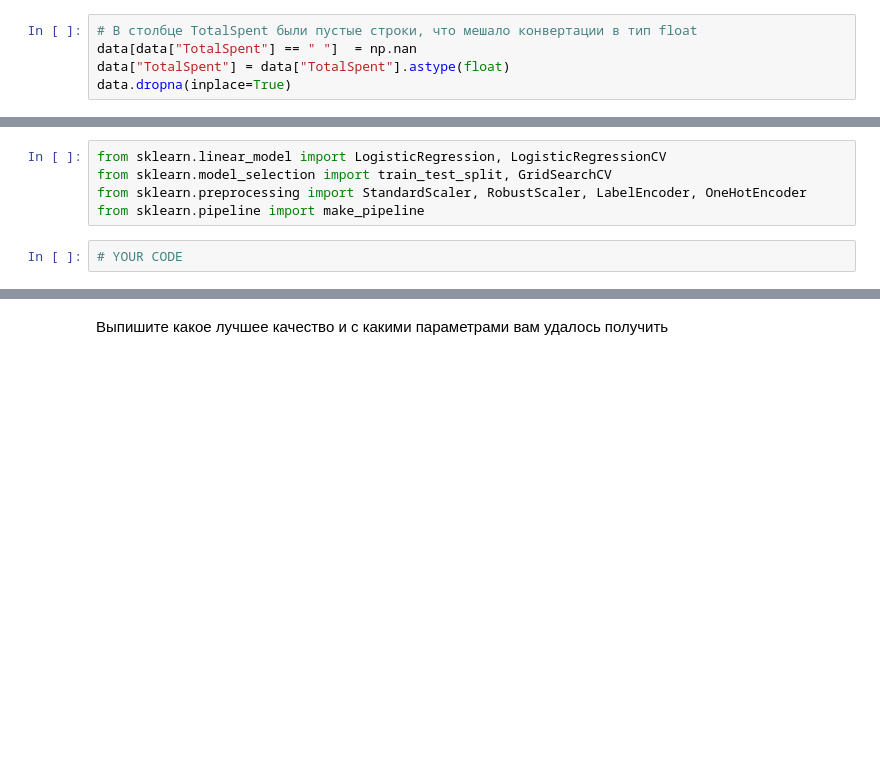
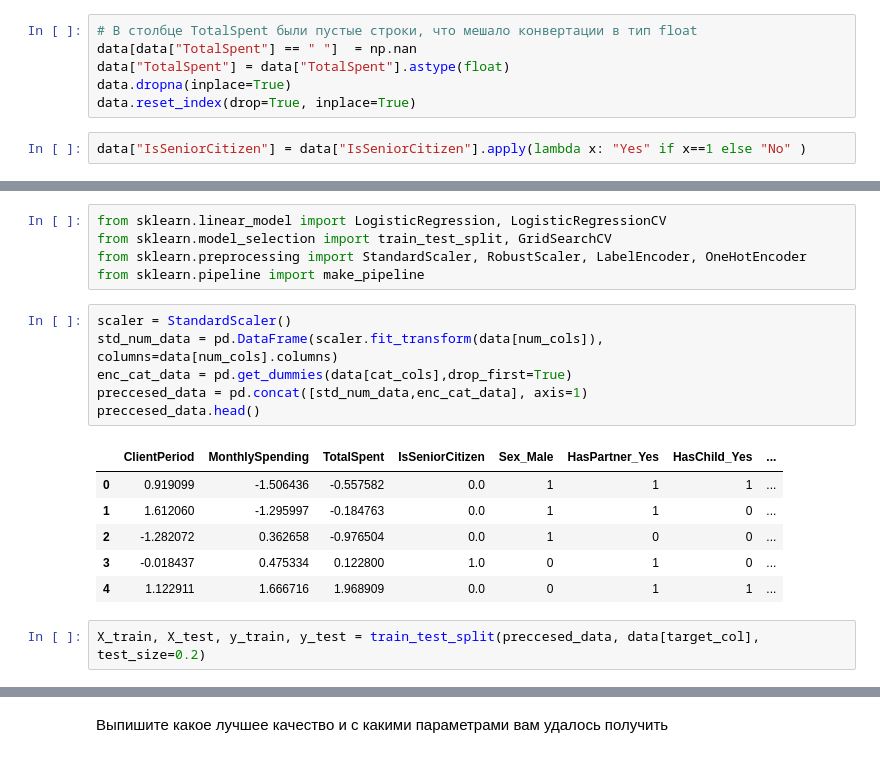
Before and after one commit to LevPerla/DLS_CV_Course, a Jupyter notebook: homeworks_2/Решение ML задачи и Kaggle./Baseline.ipynb, the cells around one changed output, grey strips where cells are left out. Cells and saved outputs as stored; diff of their text form; blank space fills up the shorter version.

```diff
--- a/homeworks_2/Решение ML задачи и Kaggle./Baseline.ipynb
+++ b/homeworks_2/Решение ML задачи и Kaggle./Baseline.ipynb
@@ -142,6 +142,9 @@ Churn 0
 data[data["TotalSpent"] == " "]  = np.nan
 data["TotalSpent"] = data["TotalSpent"].astype(float)
 data.dropna(inplace=True)
+data.reset_index(drop=True, inplace=True)
+# %%
+data["IsSeniorCitizen"] = data["IsSeniorCitizen"].apply(lambda x: "Yes" if x==1 else "No" )
 # %% [markdown]
 В столбце TotalSpent есть пустые строки, их 9. Данное кол-во наблюдений можно удалить из датасета
 # %%
@@ -240,5 +241,18 @@ from sklearn.linear_model import LogisticRegression, LogisticRegressionCV
 from sklearn.model_selection import train_test_split, GridSearchCV
 from sklearn.preprocessing import StandardScaler, RobustScaler, LabelEncoder, OneHotEncoder
 from sklearn.pipeline import make_pipeline
-# %%
-# YOUR CODE
+# %%
+scaler = StandardScaler()
+std_num_data = pd.DataFrame(scaler.fit_transform(data[num_cols]), columns=data[num_cols].columns)
+enc_cat_data = pd.get_dummies(data[cat_cols],drop_first=True)
+preccesed_data = pd.concat([std_num_data,enc_cat_data], axis=1)
+preccesed_data.head()
+# %% [output]
+|  | ClientPeriod | MonthlySpending | TotalSpent | IsSeniorCitizen | Sex_Male | HasPartner_Yes | HasChild_Yes | ... |
+| 0 | 0.919099 | -1.506436 | -0.557582 | 0.0 | 1 | 1 | 1 | ... |
+| 1 | 1.612060 | -1.295997 | -0.184763 | 0.0 | 1 | 1 | 0 | ... |
+| 2 | -1.282072 | 0.362658 | -0.976504 | 0.0 | 1 | 0 | 0 | ... |
+| 3 | -0.018437 | 0.475334 | 0.122800 | 1.0 | 0 | 1 | 0 | ... |
+| 4 | 1.122911 | 1.666716 | 1.968909 | 0.0 | 0 | 1 | 1 | ... |
+# %%
+X_train, X_test, y_train, y_test = train_test_split(preccesed_data, data[target_col], test_size=0.2)
```
Also changed, not shown: parts of 8 cells of this notebook.
